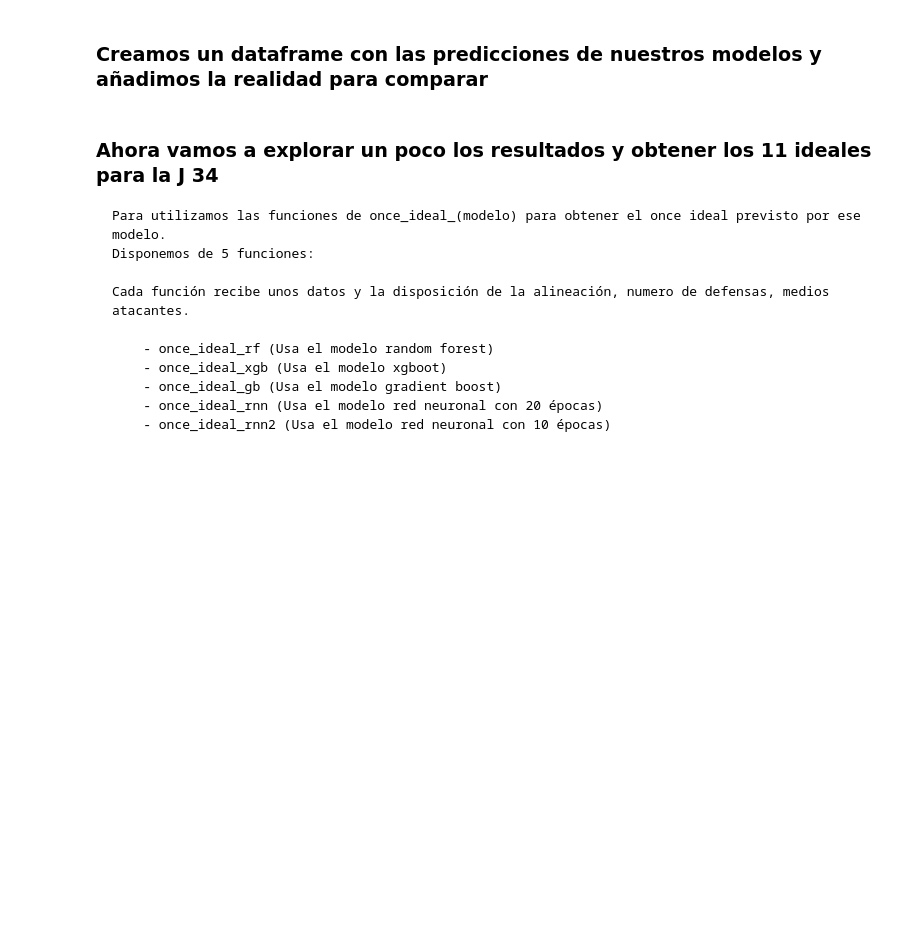
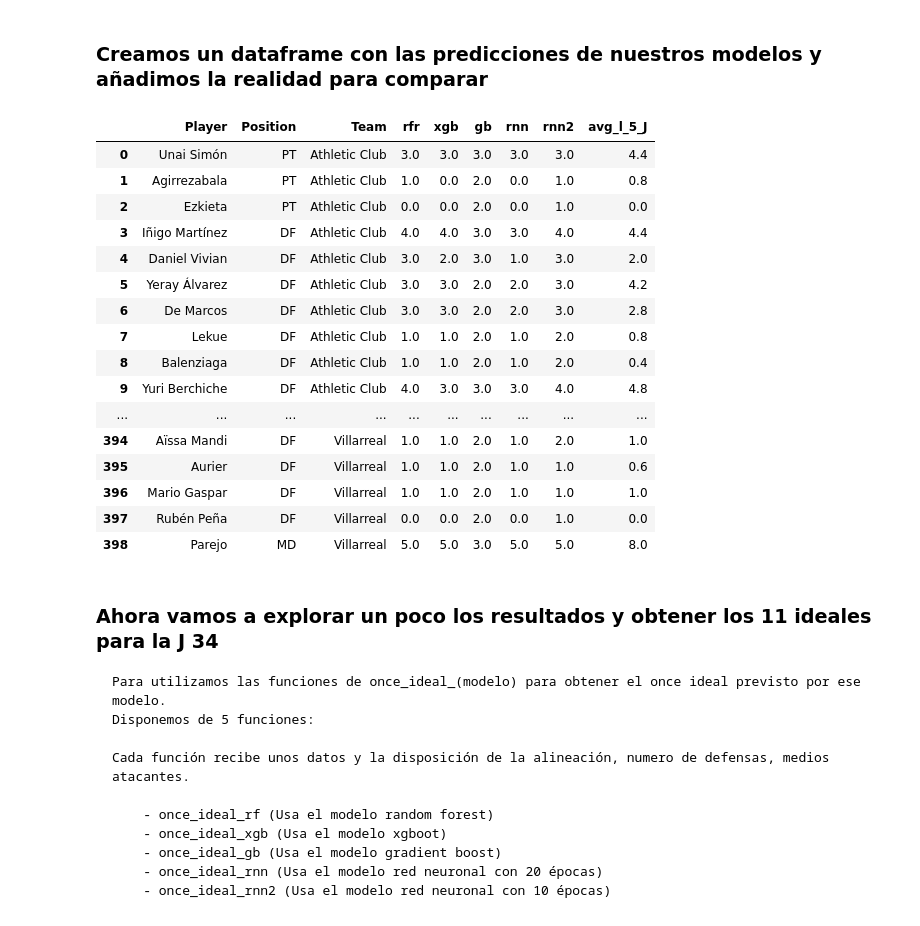
Before and after one commit to Gobuub/Proyecto-Final-Bootcamp, a Jupyter notebook: ML/Proyecto Final ML.ipynb, the cells around one changed output. Drawn from its saved outputs; the diff is of its cells as text; code cells hidden in the pictures; blank space fills up the shorter version.

```diff
--- a/ML/Proyecto Final ML.ipynb
+++ b/ML/Proyecto Final ML.ipynb
@@ -139,19 +153,37 @@ pred_rnn2 = comunio_pred_lib.predict_rnn2(pred_data)
 # %% [markdown]
 ### Creamos un dataframe con las predicciones de nuestros modelos y añadimos la realidad para comparar
 # %%
-preds = pd.DataFrame(j_33['Player'])
-preds['Position'] = j_33.Position
-preds['Team'] = j_33.Team
+preds = pd.DataFrame(j['Player'])
+preds['Position'] = j.Position
+preds['Team'] = j.Team
 preds['rfr'] = pred_rfr
 preds['xgb'] = pred_xgb
 preds['gb'] = pred_gb
 preds['rnn'] = pred_rnn
 preds['rnn2'] = pred_rnn2
 #preds = preds.merge(j_34[['Player','J_Actual']], left_on='Player', right_on='Player')
 preds = round(preds)
-preds['avg_l_5_J'] = j_33.Avg_last_5_games
+preds['avg_l_5_J'] = j.Avg_last_5_games
 
 preds
+# %% [output]
+|  | Player | Position | Team | rfr | xgb | gb | rnn | rnn2 | avg_l_5_J |
+| 0 | Unai Simón | PT | Athletic Club | 3.0 | 3.0 | 3.0 | 3.0 | 3.0 | 4.4 |
+| 1 | Agirrezabala | PT | Athletic Club | 1.0 | 0.0 | 2.0 | 0.0 | 1.0 | 0.8 |
+| 2 | Ezkieta | PT | Athletic Club | 0.0 | 0.0 | 2.0 | 0.0 | 1.0 | 0.0 |
+| 3 | Iñigo Martínez | DF | Athletic Club | 4.0 | 4.0 | 3.0 | 3.0 | 4.0 | 4.4 |
+| 4 | Daniel Vivian | DF | Athletic Club | 3.0 | 2.0 | 3.0 | 1.0 | 3.0 | 2.0 |
+| 5 | Yeray Álvarez | DF | Athletic Club | 3.0 | 3.0 | 2.0 | 2.0 | 3.0 | 4.2 |
+| 6 | De Marcos | DF | Athletic Club | 3.0 | 3.0 | 2.0 | 2.0 | 3.0 | 2.8 |
+| 7 | Lekue | DF | Athletic Club | 1.0 | 1.0 | 2.0 | 1.0 | 2.0 | 0.8 |
+| 8 | Balenziaga | DF | Athletic Club | 1.0 | 1.0 | 2.0 | 1.0 | 2.0 | 0.4 |
+| 9 | Yuri Berchiche | DF | Athletic Club | 4.0 | 3.0 | 3.0 | 3.0 | 4.0 | 4.8 |
+| ... | ... | ... | ... | ... | ... | ... | ... | ... | ... |
+| 394 | Aïssa Mandi | DF | Villarreal | 1.0 | 1.0 | 2.0 | 1.0 | 2.0 | 1.0 |
+| 395 | Aurier | DF | Villarreal | 1.0 | 1.0 | 2.0 | 1.0 | 1.0 | 0.6 |
+| 396 | Mario Gaspar | DF | Villarreal | 1.0 | 1.0 | 2.0 | 1.0 | 1.0 | 1.0 |
+| 397 | Rubén Peña | DF | Villarreal | 0.0 | 0.0 | 2.0 | 0.0 | 1.0 | 0.0 |
+| 398 | Parejo | MD | Villarreal | 5.0 | 5.0 | 3.0 | 5.0 | 5.0 | 8.0 |
 # %% [markdown]
 ### Ahora vamos a explorar un poco los resultados y obtener los 11 ideales para la J 34
 
```
Also changed, not shown: parts of 24 cells of this notebook, 3 other files.
